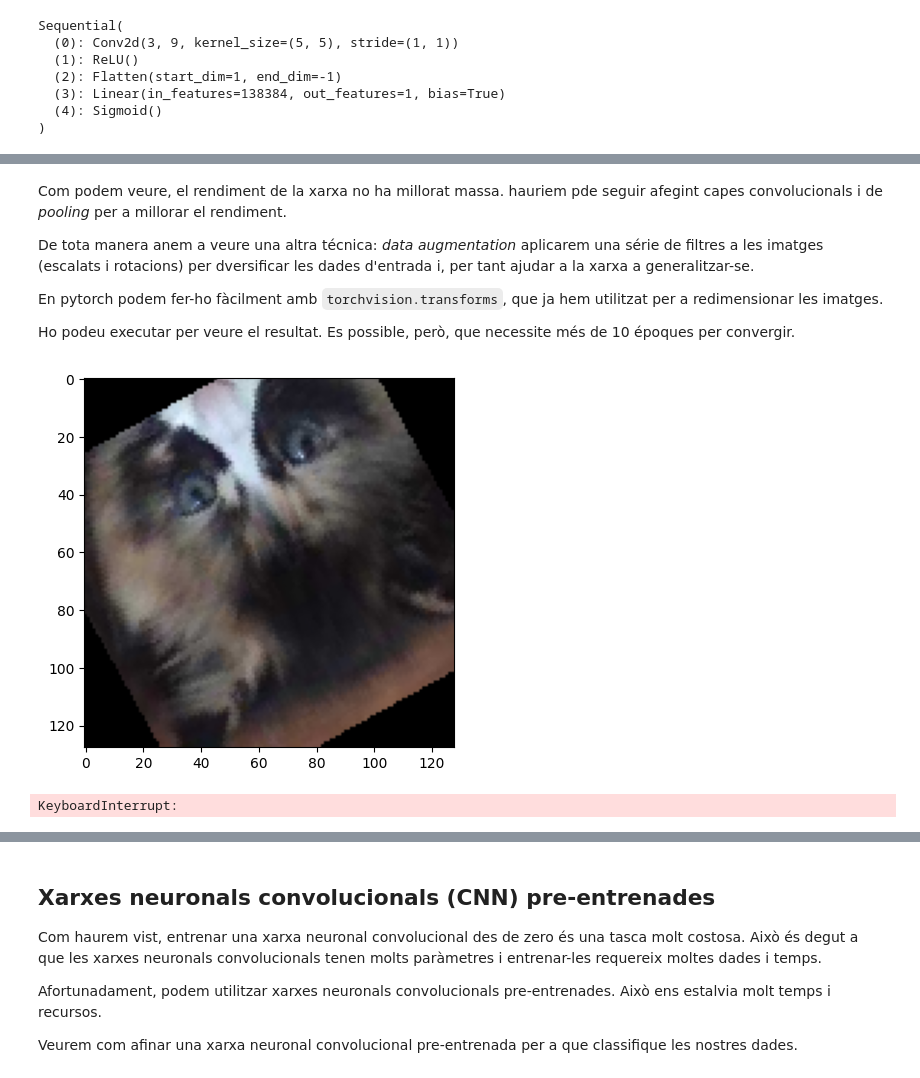
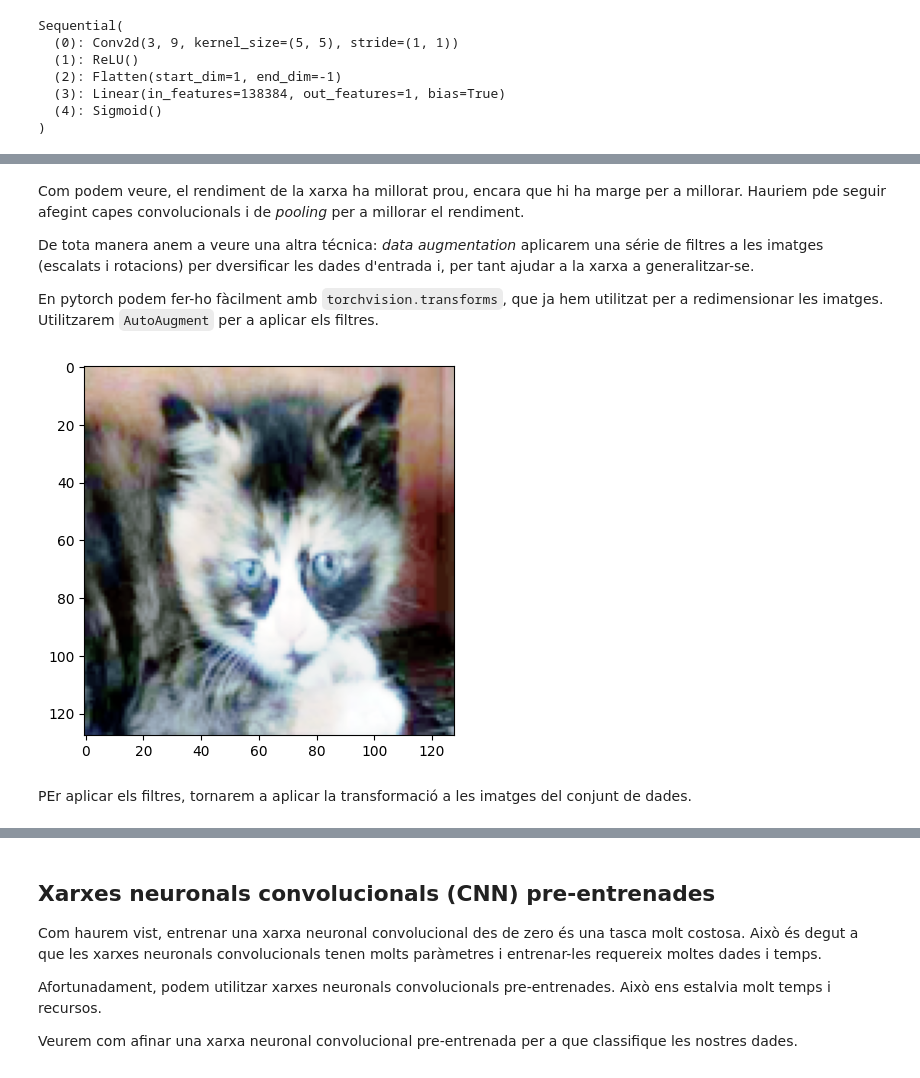
Before and after one commit to lawer/mia, a Jupyter notebook: apunts/2.-segon_trimestre/8.-Reconeixement imatges/2_Classificacio_imatges_gossos_gats_pytorch.ipynb, the cells around one changed output, grey strips where cells are left out. Drawn from its saved outputs; the diff is of its cells as text; code cells hidden in the pictures.

Commit message:
classificador pytorch

```diff
--- a/apunts/2.-segon_trimestre/8.-Reconeixement imatges/2_Classificacio_imatges_gossos_gats_pytorch.ipynb
+++ b/apunts/2.-segon_trimestre/8.-Reconeixement imatges/2_Classificacio_imatges_gossos_gats_pytorch.ipynb
@@ -113,14 +113,13 @@ transforms = v2.Compose([
     v2.Lambda(lambda x: x.convert('RGB')),
     # Convertim la imatge a tensor, només necessari si tenim una imatge PIL
     v2.ToImage(),
-    # opcional, la majoria d'imatges ja són uint8 en aquest punt
+    # Convertim la imatge a tensor, en valors de 0 a 1 i tiupe float32 (PyTorch espera això)
     v2.ToDtype(torch.float32, scale=True),
     # Redimensionem la imatge a 128x128
     v2.Resize(size=(128, 128), antialias=True),
-    # Convertim la imatge a tensor, en valors de 0 a 1
-    v2.ToTensor(),
+    # Normalitzem els valors de la imatge segons la mitjana i la desviació estàndard de ImageNet
+    #v2.Normalize(mean=[0.485, 0.456, 0.406], std=[0.229, 0.224, 0.225]),])
 ])
-
 # Apliquem les transformacions a la primera imatge
 image = dataset['train'][0]['image']
 image = transforms(image)
@@ -135,0 +134,11 @@ Finalment crearem els `loaders` per a carregar les dades en lots, aplicant les t
+# %%
+def apply_transforms(sample):
+    sample['image'] = transforms(sample['image'])
+    return sample
+
+ds_train = ds_train.map(apply_transforms)
+ds_test = ds_test.map(apply_transforms)
+# %%
+# Resetejem el format de les dades perquè siguin de tipus torch
+ds_train.set_format(type='torch', columns=['image', 'labels'])
+ds_test.set_format(type='torch', columns=['image', 'labels'])
@@ -449,44 +508,26 @@ Validation Accuracy: 0.5088435374960607
 Finished Training
 # %% [markdown]
-Com podem veure, el rendiment de la xarxa no ha millorat massa. hauriem pde seguir afegint capes convolucionals i de _pooling_ per a millorar el rendiment.
+Com podem veure, el rendiment de la xarxa ha millorat prou, encara que hi ha marge per a millorar. Hauriem pde seguir afegint capes convolucionals i de _pooling_ per a millorar el rendiment.
 
 De tota manera anem a veure una altra técnica: _data augmentation_ aplicarem una série de filtres a les imatges (escalats i rotacions) per dversificar les dades d'entrada i, per tant ajudar a la xarxa a generalitzar-se.
 
-En pytorch podem fer-ho fàcilment amb `torchvision.transforms`, que ja hem utilitzat per a redimensionar les imatges.
-
-Ho podeu executar per veure el resultat. Es possible, però, que necessite més de 10 époques per convergir.
+En pytorch podem fer-ho fàcilment amb `torchvision.transforms`, que ja hem utilitzat per a redimensionar les imatges. Utilitzarem `AutoAugment` per a aplicar els filtres.
 # %%
 from torchvision.transforms import v2
 transforms = v2.Compose([
     # Convertim a RGB
-    v2.Lambda(lambda x: x.convert('RGB')),
-    # Convertim la imatge a tensor, només necessari si tenim una imatge PIL
-    v2.ToImage(),
-    # opcional, la majoria d'imatges ja són uint8 en aquest punt
-    v2.ToDtype(torch.float32, scale=True),
-    # Redimensionem la imatge a 128x128
-    v2.RandomResizedCrop(size=(128, 128), antialias=True),
-    v2.RandomHorizontalFlip(),
-    v2.RandomVerticalFlip(),
-    v2.RandomRotation(degrees=30),
-    # Convertim la imatge a tensor, en valors de 0 a 1
-    v2.ToTensor(),
+    # Apliquem les transformacions de data augmentation automàticament
+    v2.AutoAugment(),
 ])
 
 # Apliquem les transformacions a la primera imatge
-image = dataset['train'][0]['image']
-image = transforms(image)
+image = ds_train[0]['image']
+image_transformada = transforms(image)
 
 # Per mostrar la imatge, hem de transposar les dimensions (C, H, W) -> (H, W, C)
-plt.imshow(image.permute(1, 2, 0))
+plt.imshow(image_transformada.permute(1, 2, 0))
 plt.show()
 # %% [output]
-[figure, old version]
+[figure, new version]
-# %%
-# Creem un DataLoader per carregar les imatges
-
-augmented_train_loader = DataLoader(ds_train, batch_size=32, shuffle=True, collate_fn=collate_fn)
-
-history = train(model, augmented_train_loader, num_epochs=10)
-# %% [output]
-KeyboardInterrupt:
+# %% [markdown]
+PEr aplicar els filtres, tornarem a aplicar la transformació a les imatges del conjunt de dades.
```
Also changed, not shown: parts of 44 cells of this notebook, 2 other files.
